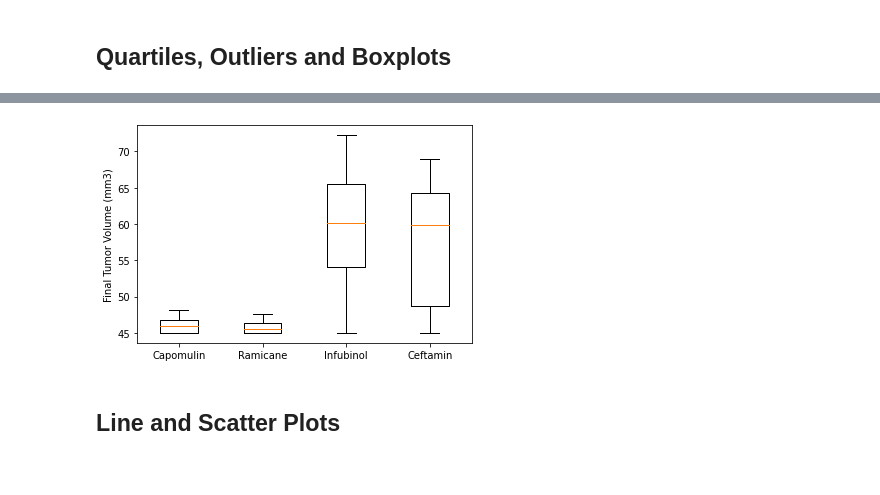
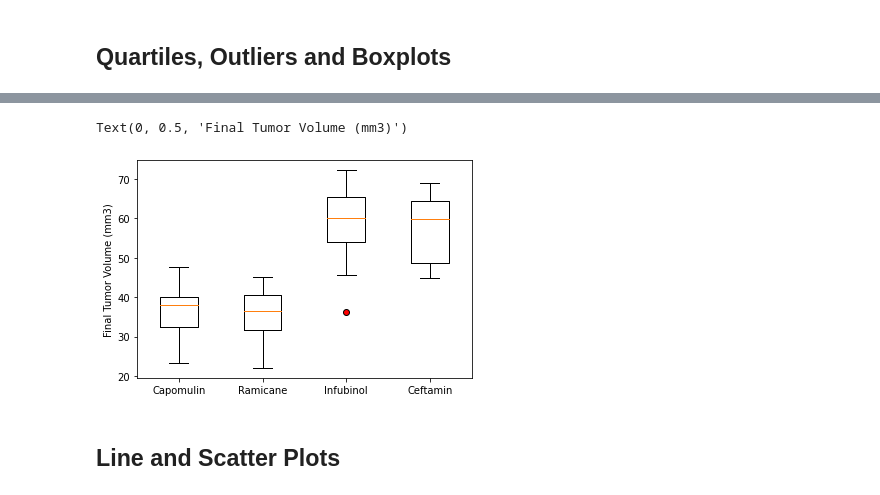
Before and after one commit to saronraut/Matplotlib-Challenge, a Jupyter notebook: Pymaceuticals/pymaceuticals_starter.ipynb, the cells around one changed output, grey strips where cells are left out. Drawn from its saved outputs; the diff is of its cells as text; code cells hidden in the pictures.

```diff
--- a/Pymaceuticals/pymaceuticals_starter.ipynb
+++ b/Pymaceuticals/pymaceuticals_starter.ipynb
@@ -200,9 +200,16 @@ plt.pie(values, explode=explode ,labels=gender, autopct="%1.1f%%", shadow = True
 # Capomulin, Ramicane, Infubinol, and Ceftamin
 
 # Start by getting the last (greatest) timepoint for each mouse
-max_tp = clean_data.groupby("Mouse ID")
-max_tp = test_script.max()
-max_tp
+#created a df on mouseid and timepoint
+max_tp = clean_data[["Mouse ID", "Timepoint"]]
+max_tp = max_tp.groupby("Mouse ID")
+#returning only the max value for timepoint per mouse ID
+max_tp = max_tp.max()
+
 
 # Merge this group df with the original dataframe to get the tumor volume at the last timepoint
+#Merging the data to get the information on all the Max timepoint
+#kind of like filtering for max timepoint
+max_merge_df = pd.merge(max_tp, clean_data, on=["Mouse ID", "Timepoint"])
+max_merge_df
 # %% [output]
@@ -223,4 +229,5 @@ max_tp
 # %%
+# this code was provided by the instructor
 # Put treatments into a list for for loop (and later for plot labels)
 treatment_list = ["Capomulin", "Ramicane", "Infubinol", "Ceftamin"]
 
@@ -231,7 +238,7 @@ tumor_vol_list = []
 for drug in treatment_list:
 
     # Locate the rows which contain mice on each drug and get the tumor volumes
-    final_tumor_vol = max_tp.loc[max_tp["Drug Regimen"] == drug, 'Tumor Volume (mm3)']
+    final_tumor_vol = max_merge_df.loc[max_merge_df["Drug Regimen"] == drug, 'Tumor Volume (mm3)']
 
     # add subset
     tumor_vol_list.append(final_tumor_vol)
@@ -270,8 +261,10 @@ Name: Tumor Volume (mm3), dtype: float64
 # %%
 # Generate a box plot of the final tumor volume of each mouse across four regimens of interest
-plt.boxplot(tumor_vol_list , labels= treatment_list)
+flierprops = dict(marker ='o', markerfacecolor='r')
+plt.boxplot(tumor_vol_list , labels= treatment_list, flierprops=flierprops )
 plt.ylabel("Final Tumor Volume (mm3)")
 # %% [output]
+Text(0, 0.5, 'Final Tumor Volume (mm3)')
-[figure, old version]
+[figure, new version]
 # %% [markdown]
 ## Line and Scatter Plots
```
Also changed, not shown: parts of 8 cells of this notebook.
